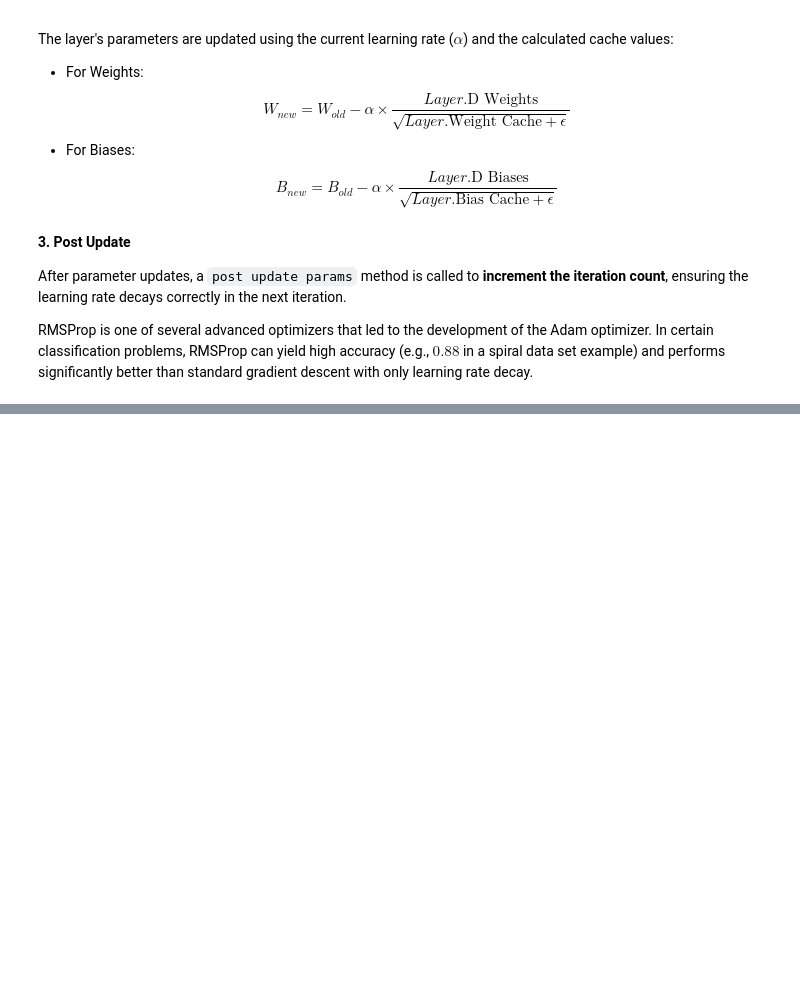
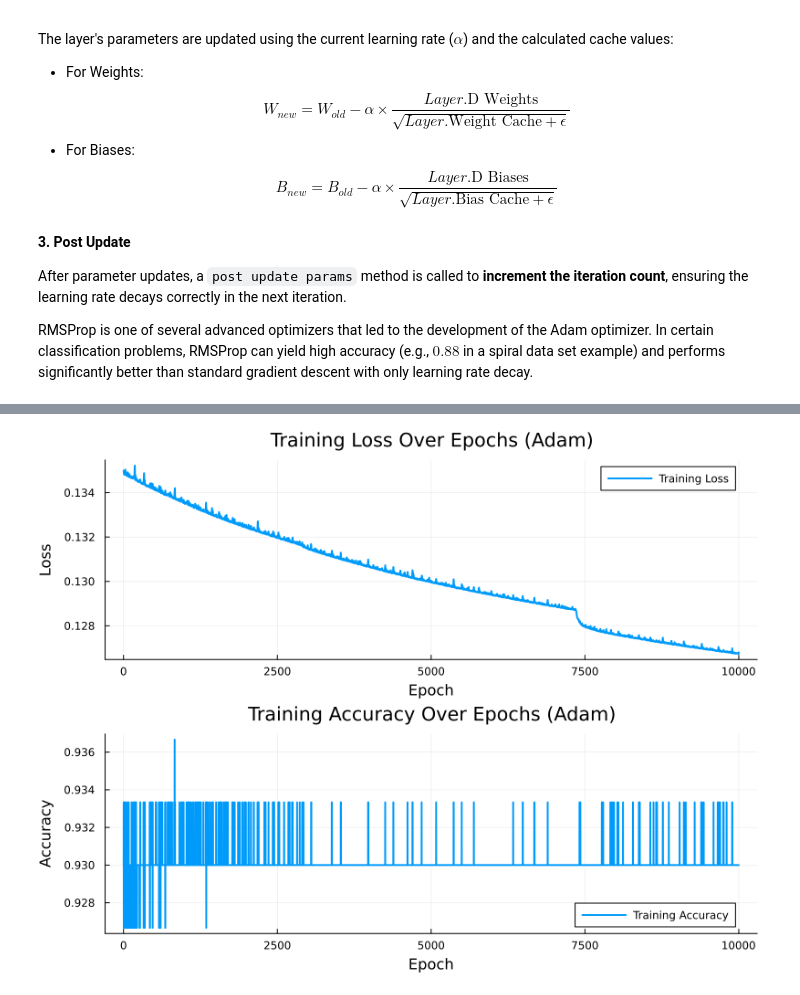
Before and after one commit to Nirbhay0007/Neural_Network, a Jupyter notebook: before_optimizers.ipynb, the cells around one changed output, grey strips where cells are left out. Saved outputs shown, nothing was run; the diff lists cells and outputs as text; code cells hidden in the pictures; blank space fills up the shorter version.

```diff
--- a/before_optimizers.ipynb
+++ b/before_optimizers.ipynb
@@ -1902,0 +1949,4 @@ mutable struct Optimization_RMSProp
+# %%
+function post_update_parameters!(optimizer::Optimizer_RMSProp)
+    optimizer.iterations += 1
+end
@@ -1902,0 +2256,6 @@ mutable struct Optimization_RMSProp
+# %%
+function pre_update_parameters!(optimizer::Optimizer_Adam)
+    if optimizer.decay_rate > 0
+        optimizer.current_learning_rate = optimizer.initial_learning_rate / (Float32(1.0) + optimizer.decay_rate * optimizer.iterations)
+    end
+end
@@ -1902,0 +2330,5 @@ mutable struct Optimization_RMSProp
+# %%
+
+function post_update_parameters!(optimizer::Optimizer_Adam)
+    optimizer.iterations += 1
+end
@@ -1902,0 +2874,79 @@ mutable struct Optimization_RMSProp
+# %%
+# ...existing code...
+
+println("\n--- Starting Training Loop (With Adam Optimization) ---")
+
+n_epochs = 10000
+data_loss::Float32 = 0.0
+accuracy::Float32 = 0.0
+
+# Arrays to store metrics for plotting
+epoch_numbers = Int[]
+losses = Float32[]
+accuracies = Float32[]
+
+for epoch in 1:n_epochs
+    # --- Forward Pass ---
+    forward(Layer1, X)
+    forward(activation1, Layer1.output)
+    forward(Layer2, activation1.output)
+    data_loss = forward(loss_activation, Layer2.output, y)
+
+    predictions = [argmax(row) for row in eachrow(loss_activation.output)]
+    accuracy = mean(predictions .== y)
+
+    # Store metrics for plotting
+    push!(epoch_numbers, epoch)
+    push!(losses, data_loss)
+    push!(accuracies, accuracy)
+
+    # --- Backward Pass ---
+    backward(loss_activation, y)
+    backward(Layer2, loss_activation.dinputs)
+    backward(activation1, Layer2.dinputs)
+    backward(Layer1, activation1.dinputs)
+
+    # --- Optimization Step ---
+    pre_update_parameters!(optimizer_adam) # Calculate current learning rate with decay
+    param_update!(optimizer_adam, Layer1)   # Update Layer1 parameters with Adam
+    param_update!(optimizer_adam, Layer2)   # Update Layer2 parameters with Adam
+    post_update_parameters!(optimizer_adam) # Increment iterations
+
+    # --- Print Results ---
+    if epoch == 1 || epoch % 100 == 0
+        @printf "Epoch %d: Loss=%.4f, Acc=%.4f, LR=%.6f\n" epoch data_loss accuracy optimizer_adam.current_learning_rate
+    end
+end
+
+println("\n--- Training Complete (Adam) ---")
+println("Final Loss: ", data_loss)
+println("Final Accuracy: ", accuracy)
+println("Final Learning Rate: ", optimizer_adam.current_learning_rate)
+println("\nObserve the loss decreasing and accuracy increasing, with adaptive learning rates and improved stability!")
+
+# --- Visualization of Training Progress ---
+# Plot Loss vs. Epoch
+p_loss = plot(epoch_numbers, losses,
+              label="Training Loss",
+              xlabel="Epoch",
+              ylabel="Loss",
+              title="Training Loss Over Epochs (Adam)",
+              legend=:topright,
+              linewidth=2)
+
+# Plot Accuracy vs. Epoch
+p_acc = plot(epoch_numbers, accuracies,
+             label="Training Accuracy",
+             xlabel="Epoch",
+             ylabel="Accuracy",
+             title="Training Accuracy Over Epochs (Adam)",
+             legend=:bottomright,
+             linewidth=2)
+
+# Combine plots (optional)
+plot(p_loss, p_acc, layout=(2, 1), size=(800, 600))
+# To display the plot in a Jupyter/VS Code Notebook, you might need to explicitly call `display()`
+# display(plot(p_loss, p_acc, layout=(2, 1), size=(800, 600)))
+
+# ...existing code...
+# %% [output]
@@ -1902,0 +2970 @@ mutable struct Optimization_RMSProp
+[figure, added]
```
Also changed, not shown: parts of 42 cells of this notebook, 1 other file.
